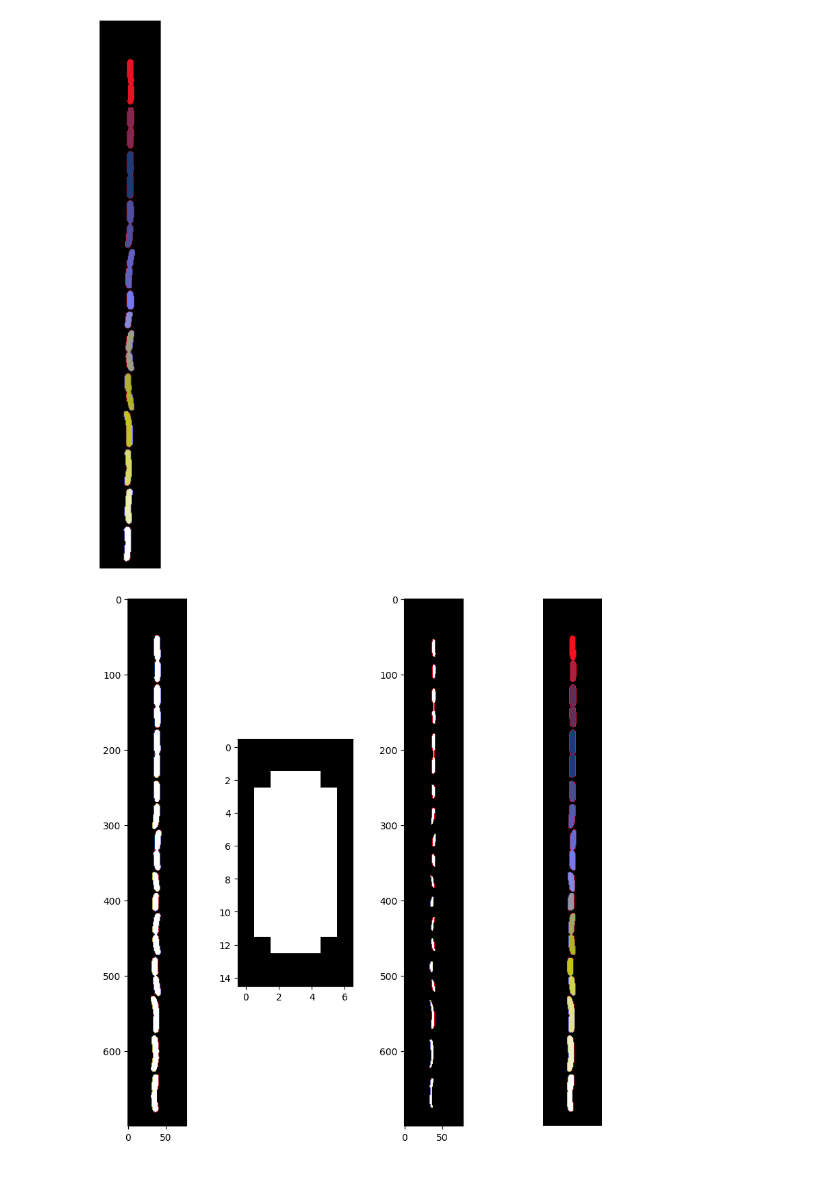
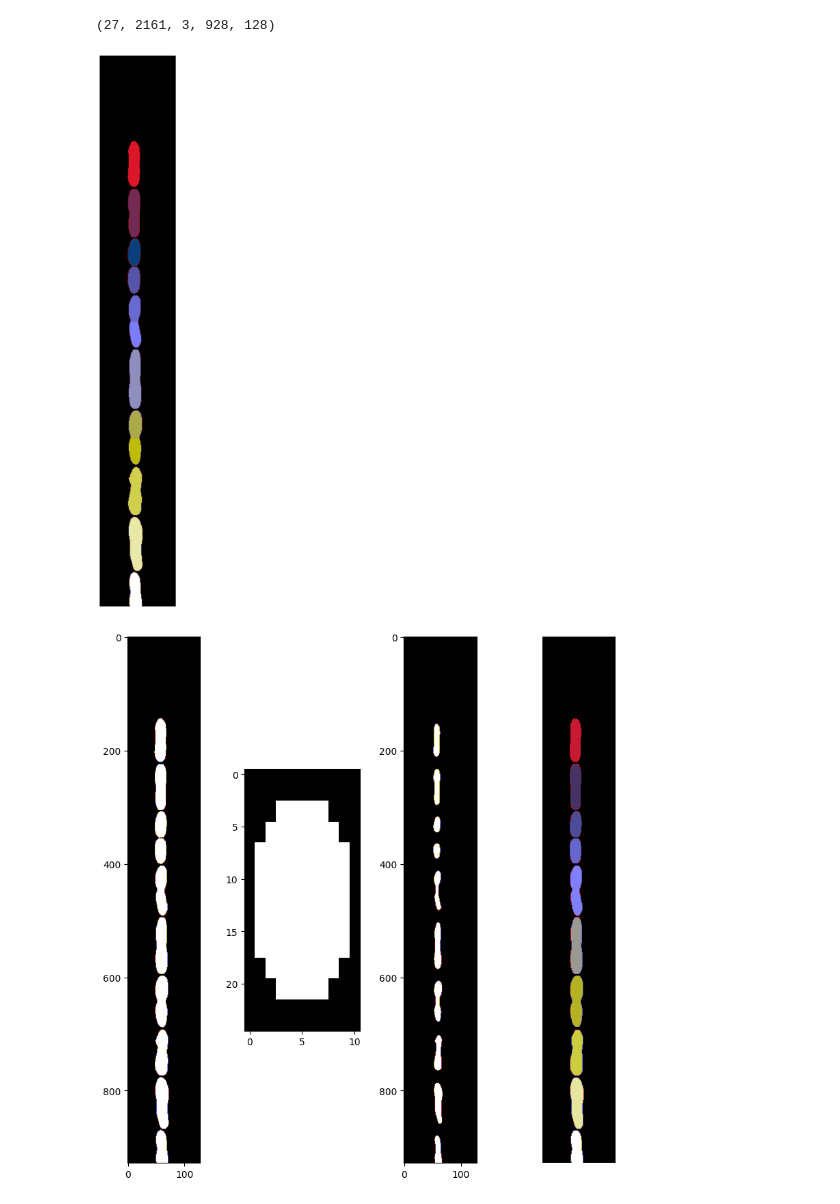
Before and after one commit to erezli/MMLineageTracking, a Jupyter notebook: preprocessing_masks.ipynb, the cells around one changed output. Cells and saved outputs as stored; diff of their text form; code cells hidden in the pictures; blank space fills up the shorter version.

```diff
--- a/preprocessing_masks.ipynb
+++ b/preprocessing_masks.ipynb
@@ -8,10 +9,15 @@ import numpy as np
 # %%
-z1 = zarr.open('/Users/rl627/Repository/Phage_MMLT_test/ABCD_lineage_tracking/masks/masks_lane_1.zarr', mode='r')
+z1 = zarr.open('/home/rl627/SSD1/20230824_SB8_TY009_sytox/masks.zarr', mode='r')
+print(z1.shape)
+# %% [output]
+(27, 2161, 3, 928, 128)
 # %%
 fig=plt.figure(figsize=(10, 20))
-plt.imshow(z1[110, 2, 0, :, :], cmap='gist_stern')
+fov = 17
+timepoint = 558
+plt.imshow(z1[fov, timepoint, 0, :, :], cmap='gist_stern')
 plt.axis('off')
 plt.show()
 # %% [output]
-[figure, old version]
+[figure, new version]
 # %%
@@ -31,5 +42,14 @@ labels = dilation(label(sep, connectivity=1), footprint1)
 # labels = label(filtered, connectivity=1)
 # %%
+mask = mask.astype(bool)
+filtered = remove_small_objects(mask, min_size=30)
+width = int(mask.shape[1]/10)
+height = int(mask.shape[1]/25)
+X, Y = np.ogrid[0:width*2+1, 0:height*2+1]
+footprint1 = (1./4 * (X - width)**2 + (Y - height)**2 < height**2).astype(np.uint8)
+sep = erosion(filtered, footprint1)
+labels = dilation(label(sep, connectivity=1), footprint1)
+
 fig = plt.figure(figsize=(10, 10))
 plt.subplot(1, 4, 1)
 plt.imshow(mask, cmap='gist_stern')
@@ -42,4 +62,4 @@ plt.imshow(labels, cmap='gist_stern')
 plt.axis('off')
 plt.show()
 # %% [output]
-[figure, old version]
+[figure, new version]
```
Also changed, not shown: parts of 5 cells of this notebook, 1 other file.
